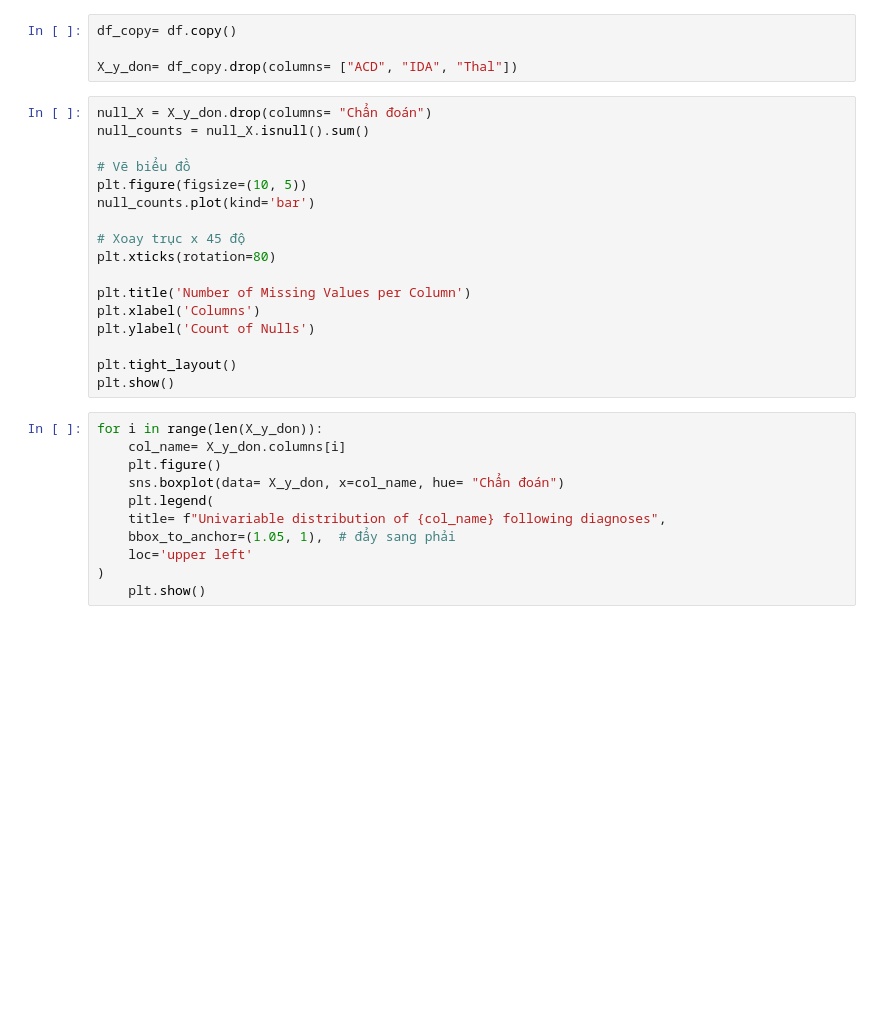
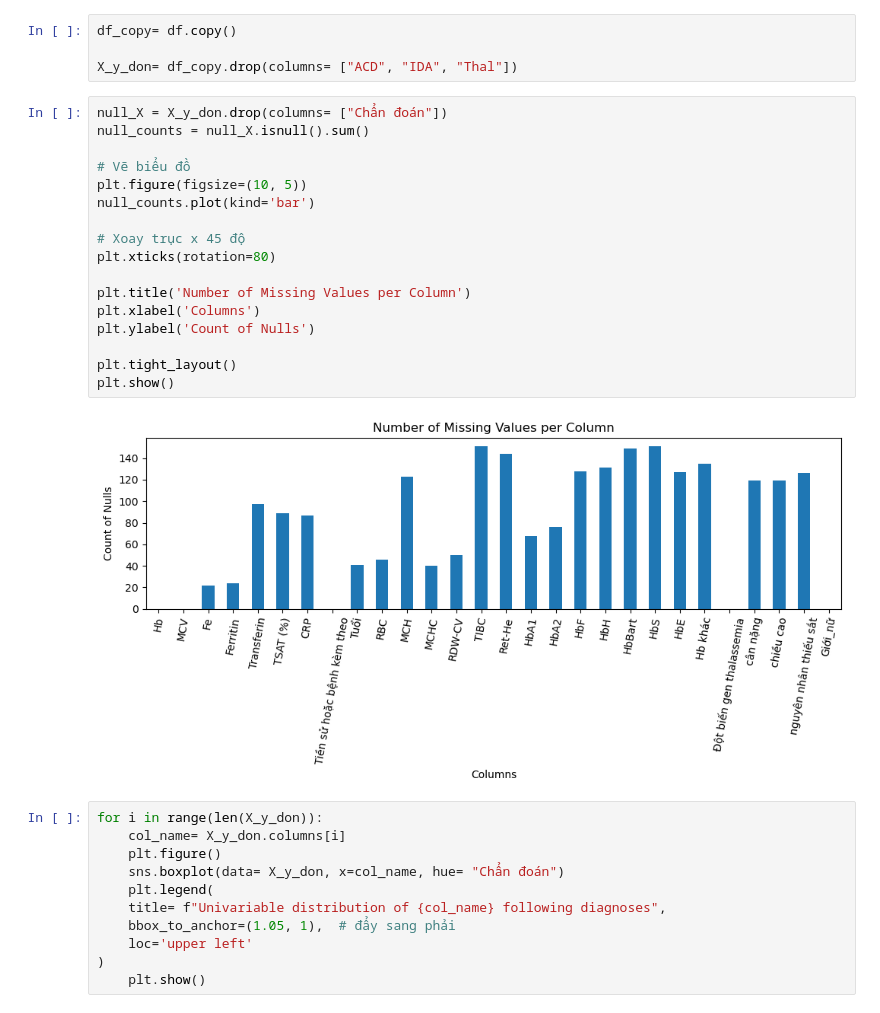
Before and after one commit to hngocngvu/microcytic-reduced, a Jupyter notebook: notebooks/eda.ipynb, the cells around one changed output. Saved outputs shown, nothing was run; the diff lists cells and outputs as text; blank space fills up the shorter version.

```diff
--- a/notebooks/eda.ipynb
+++ b/notebooks/eda.ipynb
@@ -24,22 +62,24 @@ df_copy= df.copy()
 
 X_y_don= df_copy.drop(columns= ["ACD", "IDA", "Thal"])
 # %%
-null_X = X_y_don.drop(columns= "Chẩn đoán")
+null_X = X_y_don.drop(columns= ["Chẩn đoán"])
 null_counts = null_X.isnull().sum()
 
 # Vẽ biểu đồ
 plt.figure(figsize=(10, 5))
 null_counts.plot(kind='bar')
 
 # Xoay trục x 45 độ
 plt.xticks(rotation=80)
 
 plt.title('Number of Missing Values per Column')
 plt.xlabel('Columns')
 plt.ylabel('Count of Nulls')
 
 plt.tight_layout()
 plt.show()
+# %% [output]
+[figure, added]
 # %%
 for i in range(len(X_y_don)):
     col_name= X_y_don.columns[i]
```
Also changed, not shown: parts of 5 cells of this notebook, 14 other files.
